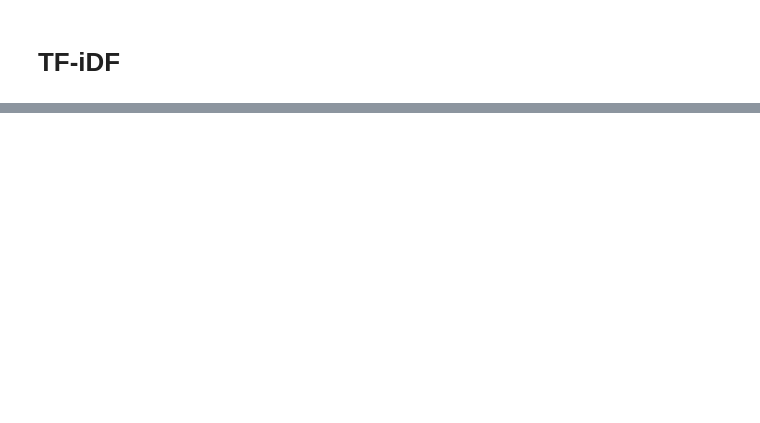
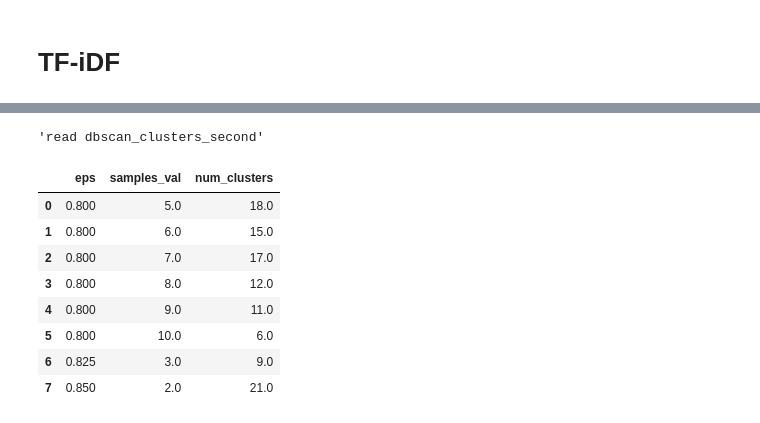
Before and after one commit to GA239/DS_course, a Jupyter notebook: HW6/clustering.ipynb, the cells around one changed output, grey strips where cells are left out. Drawn from its saved outputs; the diff is of its cells as text; code cells hidden in the pictures; blank space fills up the shorter version.

```diff
--- a/HW6/clustering.ipynb
+++ b/HW6/clustering.ipynb
@@ -568,0 +834,17 @@ tfidf_adapter.calculate_metrics(2)
+# %%
+pd.DataFrame(
+    np.array(adapter.Dbscan_CV(eps_space = np.arange(0.025, 1.0, 0.025),
+                               min_samples_space = np.arange(1, 20, 1),
+                               file_name="dbscan_clusters_second")),
+    columns=['eps','samples_val','num_clusters'])
+# %% [output]
+'read dbscan_clusters_second'
+|  | eps | samples_val | num_clusters |
+| 0 | 0.800 | 5.0 | 18.0 |
+| 1 | 0.800 | 6.0 | 15.0 |
+| 2 | 0.800 | 7.0 | 17.0 |
+| 3 | 0.800 | 8.0 | 12.0 |
+| 4 | 0.800 | 9.0 | 11.0 |
+| 5 | 0.800 | 10.0 | 6.0 |
+| 6 | 0.825 | 3.0 | 9.0 |
+| 7 | 0.850 | 2.0 | 21.0 |
```
Also changed, not shown: parts of 46 cells of this notebook, 17 other files.
